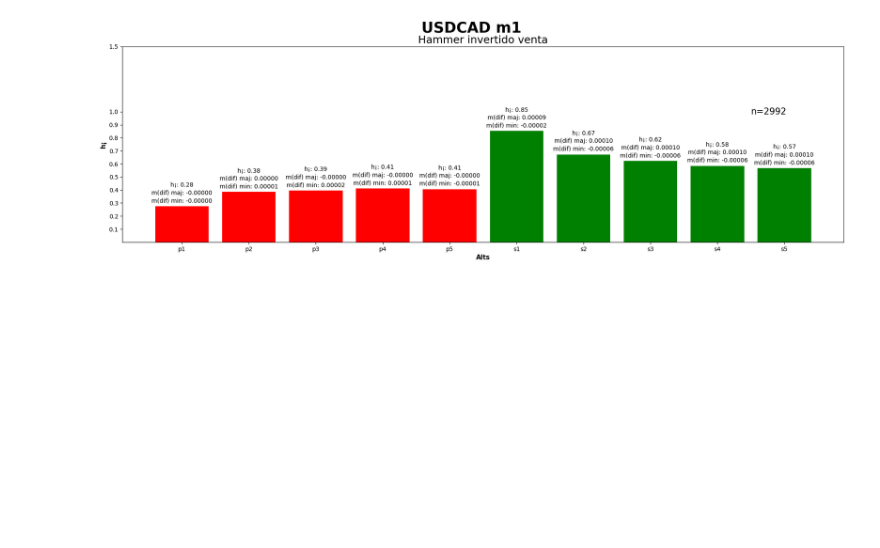
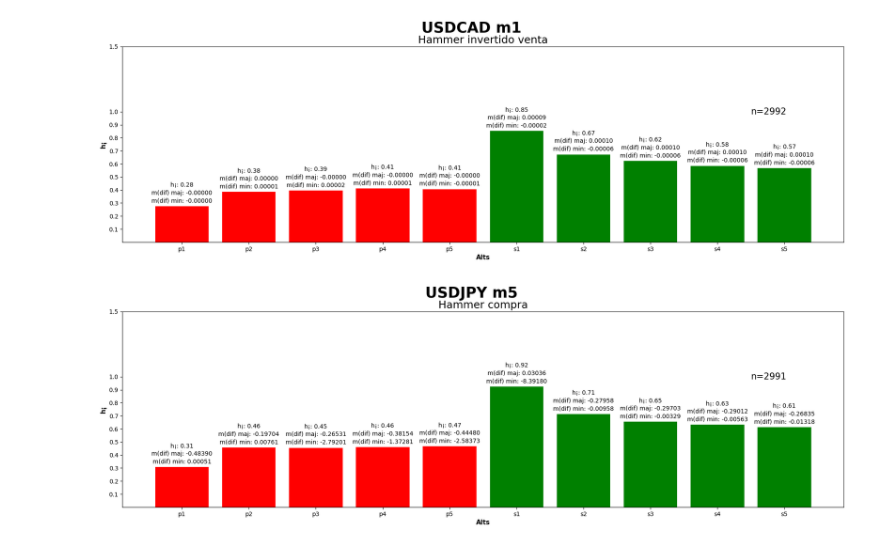
Before and after one commit to Bajmein/LaTia, a Jupyter notebook: informe.ipynb, the cells around one changed output. Saved outputs shown, nothing was run; the diff lists cells and outputs as text; code cells hidden in the pictures; blank space fills up the shorter version.

```diff
--- a/informe.ipynb
+++ b/informe.ipynb
@@ -415,3 +417,8 @@ res = filtro['USDCAD']['venta']['Hammer invertido'][filtro['USDCAD']['venta']['H
 graficar(res, titulo='USDCAD m1', subtitulo='Hammer invertido venta')
 # %% [output]
 [figure]
+# %%
+res = filtro['USDJPY']['compra']['Hammer'][filtro['USDJPY']['compra']['Hammer']['temporalidad'] == 'm5'.upper()]
+graficar(res, titulo='USDJPY m5', subtitulo='Hammer compra')
+# %% [output]
+[figure, added]
```
Also changed, not shown: parts of 2 cells of this notebook, 3 other files.
